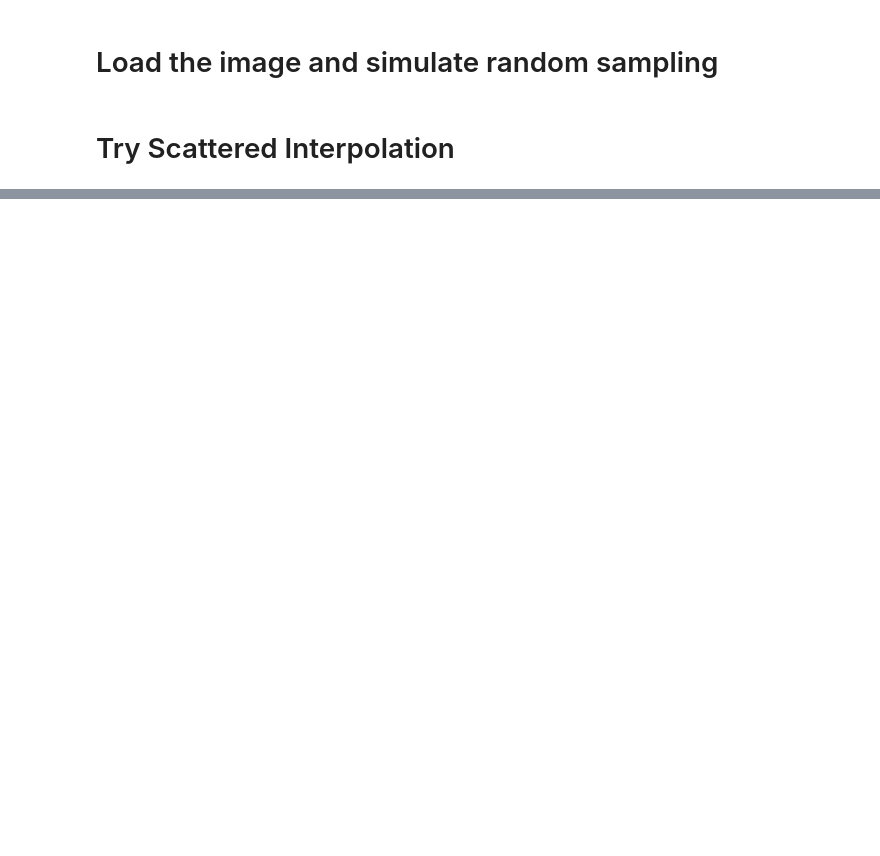
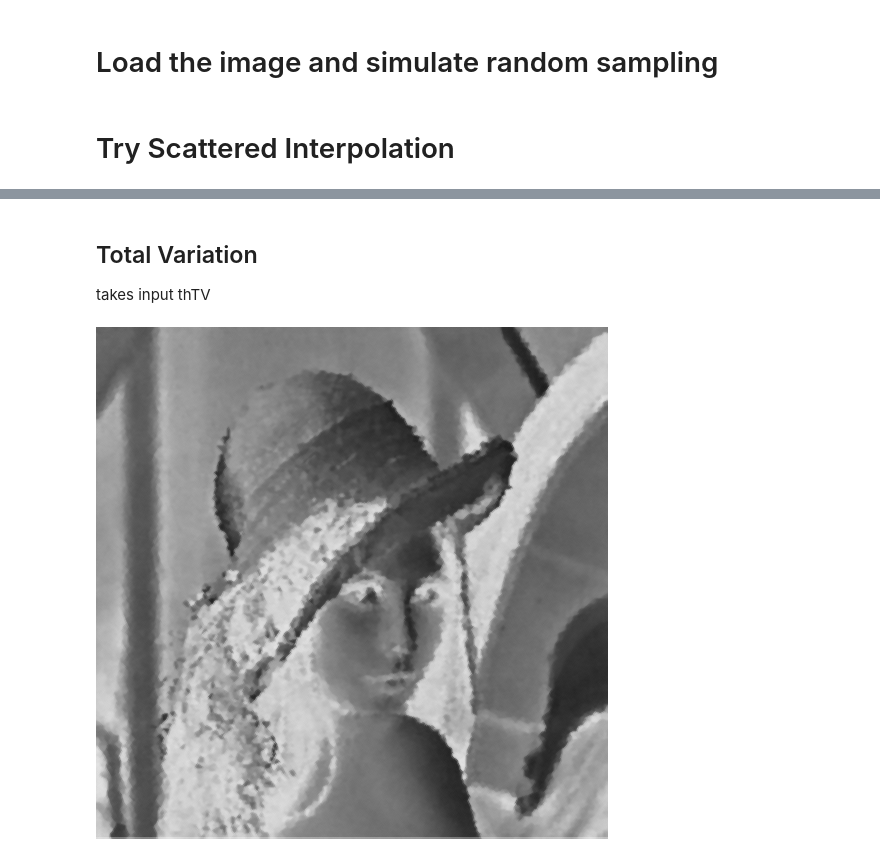
Before and after one commit to EkaSulistyawan/py-cs-cvt, a Jupyter notebook: py_cs_cvt.ipynb, the cells around one changed output, grey strips where cells are left out. Cells and saved outputs as stored; diff of their text form; code cells hidden in the pictures; blank space fills up the shorter version.

```diff
--- a/py_cs_cvt.ipynb
+++ b/py_cs_cvt.ipynb
@@ -71,0 +116,22 @@ C_fdct_struct = C.struct(C @ X)
+# %% [markdown]
+## Total Variation
+
+ takes input thTV
+# %%
+sz = 512
+phi1 = np.zeros((sz,sz))
+phi1[-1,-1] = 1
+phi1[1:,0:-1] = np.eye(sz-1)
+
+phi2 = np.zeros((sz,sz))
+phi2[-1,-1] = 1
+phi2[0:-1,1:] = np.eye(sz-1)
+
+th_ = step2@(np.eye(sz) -phi1 - phi1.T + phi1@phi1.T)
+tv_ = (np.eye(sz) -phi2 - phi1.T + phi1.T@phi1)@step2
+
+thTV = 0.3
+step3 = step2 - thTV*(th_ + tv_)
+imagesc(step3)
+# %% [output]
+[figure, added]
```
Also changed, not shown: parts of 15 cells of this notebook, 1 other file.
